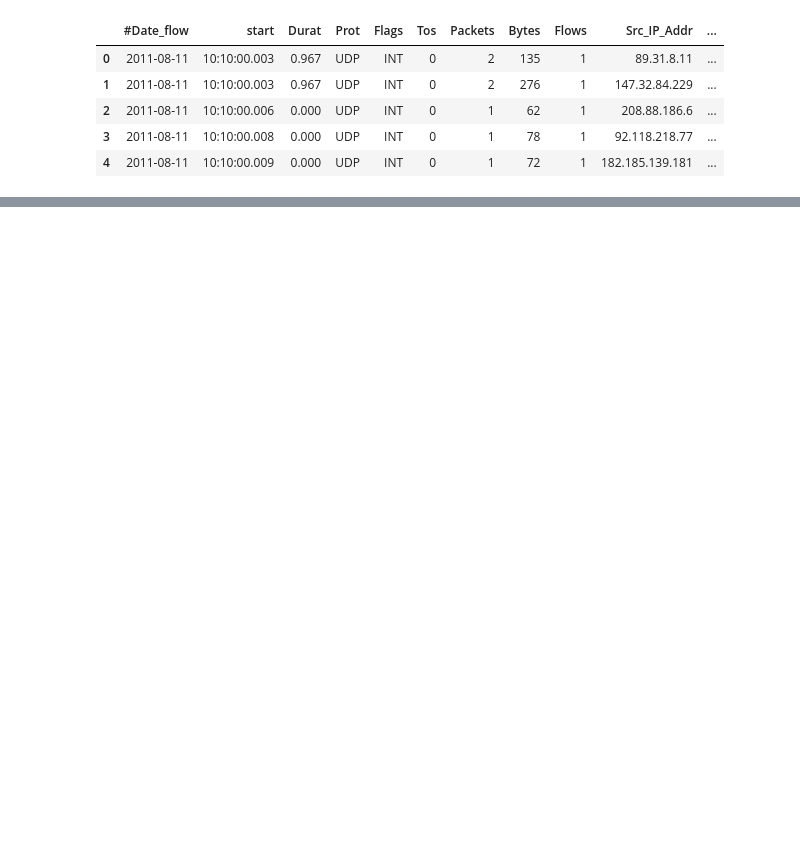
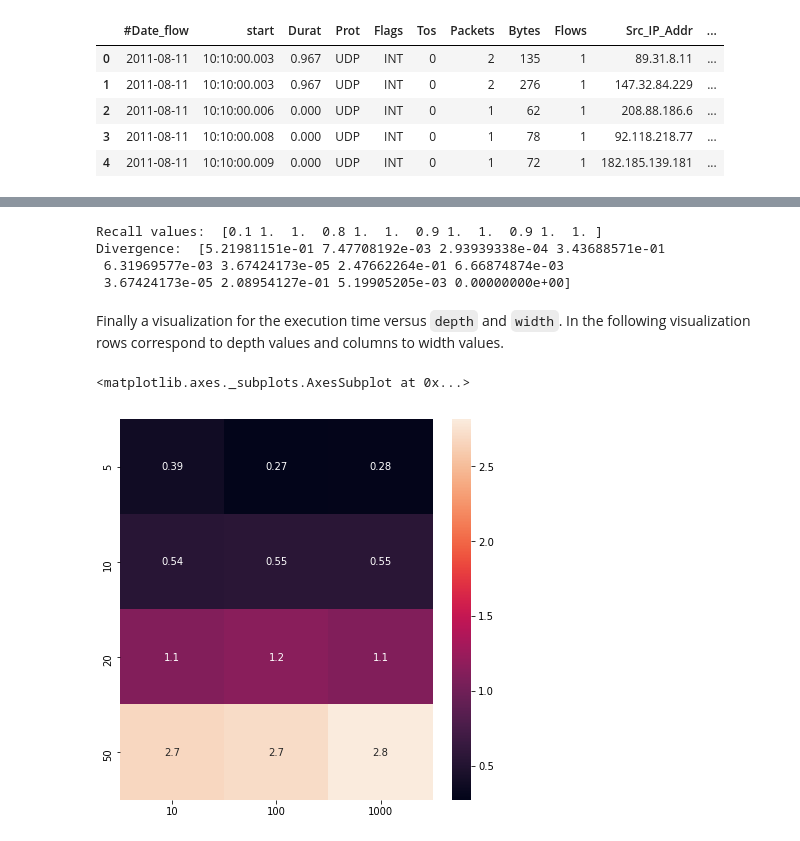
Before and after one commit to giannislelekas/CS4035, a Jupyter notebook: lab3/Sketching_Task.ipynb, the cells around one changed output, grey strips where cells are left out. Cells and saved outputs as stored; diff of their text form; code cells hidden in the pictures; blank space fills up the shorter version.

```diff
--- a/lab3/Sketching_Task.ipynb
+++ b/lab3/Sketching_Task.ipynb
@@ -59,7 +31,0 @@ dtype: int64
-# %%
-start_time = time.time()
-cm, seeds = construct_cm(dst_hosts, 20, 50)
-estim_count = estimate_counts(unique_dst_hosts, cm, seeds)
-sorted_ind = np.flip(np.argsort(estim_count))
-dur = time.time() - start_time
-print("Duration in seconds: ", dur)
@@ -68,4 +31,0 @@ Duration in seconds:  0.7244007587432861
-# %%
-d = {'Dst_IP_Addr':unique_dst_hosts[sorted_ind], 'Counts':estim_count[sorted_ind]}
-dd = pd.DataFrame(data=d)
-dd.head(10)
@@ -119,0 +196,28 @@ df.head(10)
+# %%
+n = len(dic)
+rec = np.zeros(n)
+dis = np.zeros(n)
+for i in range(len(dic)):
+    df = pd.DataFrame(data=dic[enum[i]])
+    df.set_index('IP_Addr', inplace=True)
+
+    rec[i], dis[i] = evaluate(ground_truth.head(10), df.head(10))
+
+print("Recall values: ", rec)
+print("Divergence: ", dis)
+# %% [output]
+Recall values:  [0.1 1.  1.  0.8 1.  1.  0.9 1.  1.  0.9 1.  1. ]
+Divergence:  [5.21981151e-01 7.47708192e-03 2.93939338e-04 3.43688571e-01
+ 6.31969577e-03 3.67424173e-05 2.47662264e-01 6.66874874e-03
+ 3.67424173e-05 2.08954127e-01 5.19905205e-03 0.00000000e+00]
+# %% [markdown]
+Finally a visualization for the execution time versus `depth` and `width`. In the following visualization rows correspond to depth values and columns to width values.
+# %%
+dur = np.reshape(list(dur_dic.values()), [4,3])
+dur = np.round(dur, 4)
+
+fig, ax = plt.subplots(figsize=(7,7))
+sns.heatmap(dur, annot=True, xticklabels=widths, yticklabels=depths, ax=ax)
+# %% [output]
+<matplotlib.axes._subplots.AxesSubplot at 0x...>
+[figure, added]
```
Also changed, not shown: parts of 21 cells of this notebook, 1 other file.
